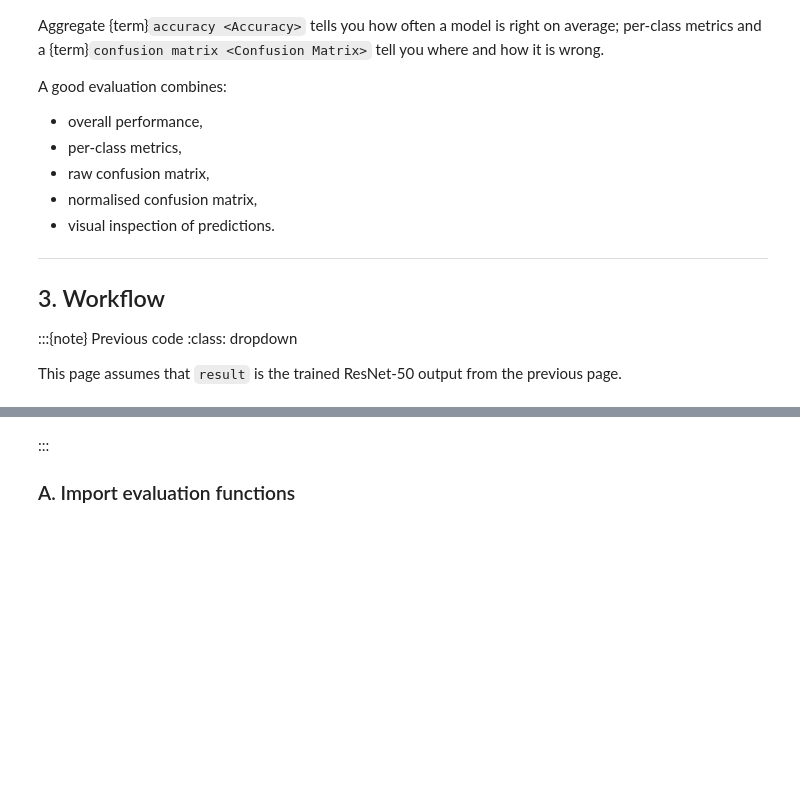
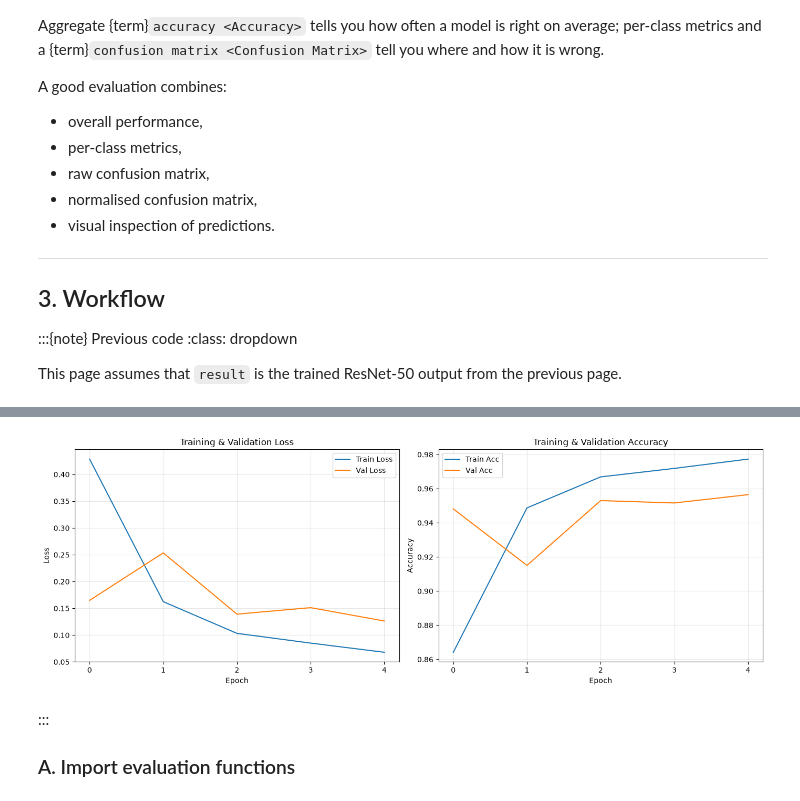
Before and after one commit to HendrikWulf/sds320-jb, a Jupyter notebook: book/04_lessons/L05/06_evaluation-and-confusion-matrices.ipynb, the cells around one changed output, grey strips where cells are left out. Drawn from its saved outputs; the diff is of its cells as text; code cells hidden in the pictures; blank space fills up the shorter version.

```diff
--- a/book/04_lessons/L05/06_evaluation-and-confusion-matrices.ipynb
+++ b/book/04_lessons/L05/06_evaluation-and-confusion-matrices.ipynb
@@ -67,3 +108,10 @@ result = train_image_classifier(
+# %%
+# Plot training history
+
+fig = plot_training_history("image_recognition_output/resnet50/models")
+plt.show()
+# %% [output]
+[figure, added]
 # %% [markdown]
 :::
 
```
Also changed, not shown: parts of 6 cells of this notebook, 5 other files.
